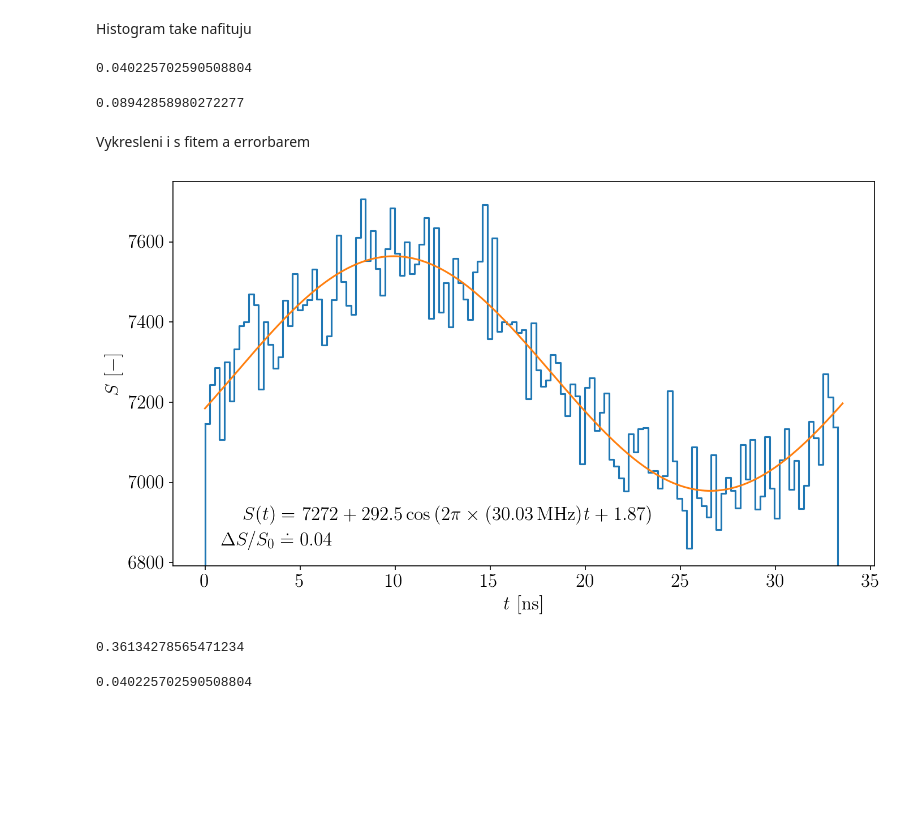
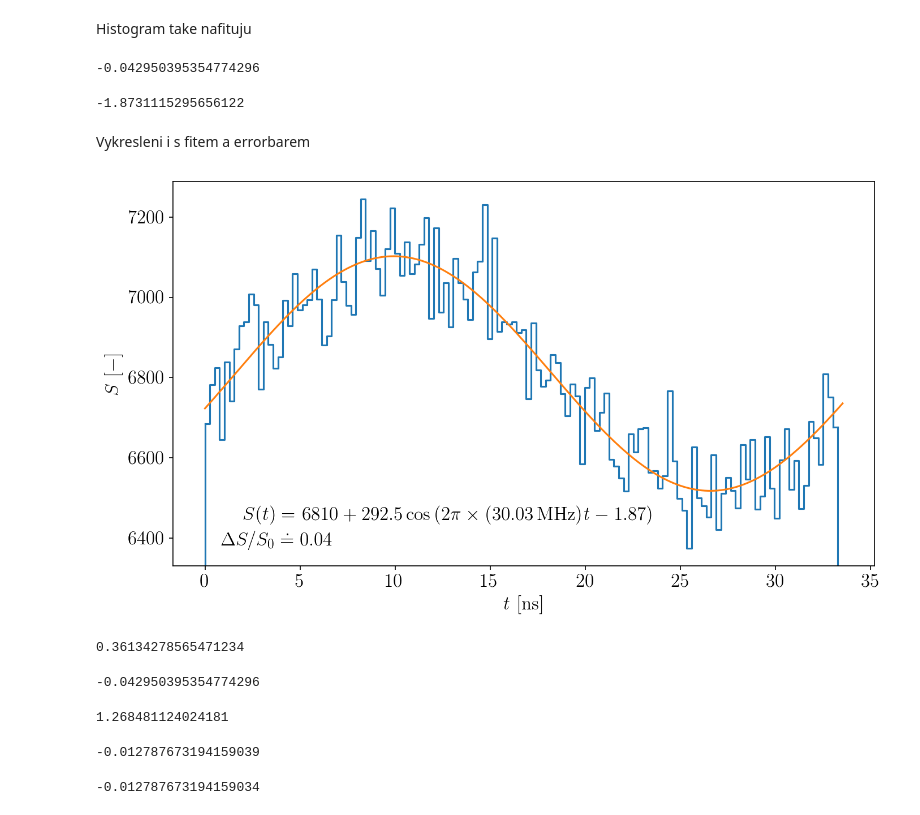
Before and after one commit to dvadlejch/Julia_vypocty_diplomka, a Jupyter notebook: julia_plots/fotkor_hist_plot.ipynb, the cells around one changed output. Cells and saved outputs as stored; diff of their text form; code cells hidden in the pictures; blank space fills up the shorter version.

Commit message:
redefinice fitovaci fce - faze + pridan vypocet faze

```diff
--- a/julia_plots/fotkor_hist_plot.ipynb
+++ b/julia_plots/fotkor_hist_plot.ipynb
@@ -32,6 +32,16 @@ t_measure = 150 # doba nacitani dat v s
 
 # casova skala foton-kor. dat
 t_scale = np.array( range(0,fotkor_shape[0]) ) *t_res
+
+#---------- odecet pozadi
+background_photocounts = 400 # ph/s  tyto fotony jsou rovnomerne rozdeleny v prubehu RF periody
+bg_ph_sum = background_photocounts * t_measure  # celkovy pocet fotonu pozadi za cas mereni
+last_bin_ratio = fotkor_bezcond[fotkor_shape[0]-2, 9] / fotkor_bezcond[fotkor_shape[0]-3, 9]  # pomer mezi county v poslednim/predposlednim binu
+bg_ph_per_bin = bg_ph_sum/(fotkor_shape[0]-2 + last_bin_ratio)
+
+fotkor_bezcond[:fotkor_shape[0]-2,:] = fotkor_bezcond[:fotkor_shape[0]-2,:] - bg_ph_per_bin
+fotkor_bezcond[fotkor_shape[0]-2,:] = fotkor_bezcond[fotkor_shape[0]-2,:] - bg_ph_per_bin * last_bin_ratio
+# ------------------------------
 # %% [markdown]
 plot dat
 # %%
@@ -86,11 +96,11 @@ def fit_resid_weight(x,W_vec, Omega, S, time_step):
     # W_vec .. vektor vah prislusejicich jednotlivym bodum
     len_S = len(S)
     #print(len_S)
-    S_fit = x[0] + x[1] * np.cos(Omega * time_step * np.arange(0, len_S) - x[2])
+    S_fit = x[0] + x[1] * np.cos(Omega * time_step * np.arange(0, len_S) + x[2])
     return( np.sqrt(W_vec) * (S - S_fit) )
 
 def fit_func(x, Omega, time_points):
-    return x[0] + x[1] * np.cos(Omega * time_points - x[2])
+    return x[0] + x[1] * np.cos(Omega * time_points + x[2])
 # %%
 from scipy.optimize import least_squares
 
@@ -113,6 +123,9 @@ x = fit.x
 sigmas = np.sqrt( np.diagonal(C) )
 DeltaS_S_ratio = (x[1]/x[0]  )
 
+#---- faze fot-kor signalu
+fot_phi = np.angle(DeltaS_S_ratio*np.exp(1j*x[2]))
+
 #---- sigma delta s ku s
 S0 = fit.x[0]
 DeltaS = fit.x[1]
@@ -120,11 +133,13 @@ Delta_S_S_ratio_sigma = (np.sqrt( 1/S0**2 * C[0,0] + (DeltaS**2 / S0**4)*C[1,1]
 # %%
 DeltaS_S_ratio
 # %% [output]
-0.040225702590508804
+-0.042950395354774296
 # %%
 Delta_S_S_ratio_sigma
-# %% [output]
-0.08942858980272277
+# %%
+fot_phi
+# %% [output]
+-1.8731115295656122
 # %% [markdown]
 Vykresleni i s fitem a errorbarem
 # %%
@@ -135,37 +150,37 @@ my_dpi = 150
 siz = 100
 sizex = 16*siz
 sizey = 9*siz
 
 plt.figure(figsize=(sizex/my_dpi, sizey/my_dpi), dpi=my_dpi)
 # plt.bar( t_scale[1:fotkor_shape[0]-2], fotkor_bezcond[1:fotkor_shape[0]-2,8], align='center')
 # plt.hist(t_scale,bins=t_scale, weights=fotkor_bezcond[:,8], histtype='step');
 plt.step(t_scale[0:fotkor_shape[0]-2]*1e9, fotkor_bezcond[0:fotkor_shape[0]-2,8], where='post')
 #plt.errorbar(t_scale[0:fotkor_shape[0]-2], fotkor_bezcond[0:fotkor_shape[0]-2,8],yerr=1/np.sqrt(W_vec), fmt='|')
 # plt.plot(t_scale[0:fotkor_shape[0]-2], fotkor_bezcond[0:fotkor_shape[0]-2,8],'.')
 plt.plot(time_fit*1e9, fotkor_fit)
 
 # pridani zacatku a konce
 ax = plt.gca()
 
 plt.axvline(t_scale[0]*1e9, ymin=0, ymax=(fotkor_bezcond[0,8]-ax.get_ylim()[0])/(ax.get_ylim()[1]-ax.get_ylim()[0]) )
 plt.axhline(y=fotkor_bezcond[fotkor_shape[0]-3,8], xmin=(t_scale[fotkor_shape[0]-3]*1e9 - ax.get_xlim()[0])/(ax.get_xlim()[1]-ax.get_xlim()[0]),
                                                 xmax=(t_scale[fotkor_shape[0]-2]*1e9 - ax.get_xlim()[0])/(ax.get_xlim()[1]-ax.get_xlim()[0]))
 plt.axvline(t_scale[fotkor_shape[0]-2]*1e9,ymin=0, ymax=(fotkor_bezcond[fotkor_shape[0]-3,8]-ax.get_ylim()[0])/(ax.get_ylim()[1]-ax.get_ylim()[0]) )
 
 #--------------
 
 # popisky
 plt.xlabel(r"$ t \,\, \rm [ns]$")
 plt.ylabel(r"$ S \,\, [-]$")
-text = r'$ S(t)  = \,\,$' + r'${:.0f} + {:.1f} \cos\left(2\pi \times ({:.2f}\,\rm MHz)\it t \rm + {:.2f}\right)$'.format(x[0], x[1],Omega*1e-6/(2*np.pi),x[2])
+text = r'$ S(t)  = \,\,$' + r'${:.0f} + {:.1f} \cos\left(2\pi \times ({:.2f}\,\rm MHz)\it t \rm - {:.2f}\right)$'.format(x[0], np.abs(x[1]),Omega*1e-6/(2*np.pi),-fot_phi)
 plt.text(2, fotkor_bezcond[:,8].max()-800,text)
-text2 = r'$ \Delta S / S_0 \doteq {:.2f}$'.format(x[1]/x[0])
+text2 = r'$ \Delta S / S_0 \doteq {:.2f}$'.format(-x[1]/x[0])
 plt.text(0.85, fotkor_bezcond[:,8].max()-870,text2)
 
 #savefigure
-plt.savefig("/home/dan/diplomka_winfiles/Julia_vypocty_diplomka/julia_plots/fotkor_hist_example.svg", bbox_inches="tight")
+plt.savefig("/home/dan/diplomka_winfiles/Julia_vypocty_diplomka/julia_plots/fotkor_hist_example_v2.svg", bbox_inches="tight")
 # %% [output]
-[figure, old version]
+[figure, new version]
 # %%
 (fotkor_bezcond[fotkor_shape[0]-3,8]-ax.get_ylim()[0])/(ax.get_ylim()[1]-ax.get_ylim()[0])
 # %% [output]
@@ -173,4 +188,16 @@ plt.savefig("/home/dan/diplomka_winfiles/Julia_vypocty_diplomka/julia_plots/fotk
 # %%
 x[1]/x[0]
 # %% [output]
-0.040225702590508804
+-0.042950395354774296
+# %%
+fot_phi+np.pi
+# %% [output]
+1.268481124024181
+# %%
+np.real( np.abs(DeltaS_S_ratio) * np.exp(1j*fot_phi) )
+# %% [output]
+-0.012787673194159039
+# %%
+DeltaS_S_ratio * np.cos(x[2])
+# %% [output]
+-0.012787673194159034
```
Also changed, not shown: parts of 2 cells of this notebook.
